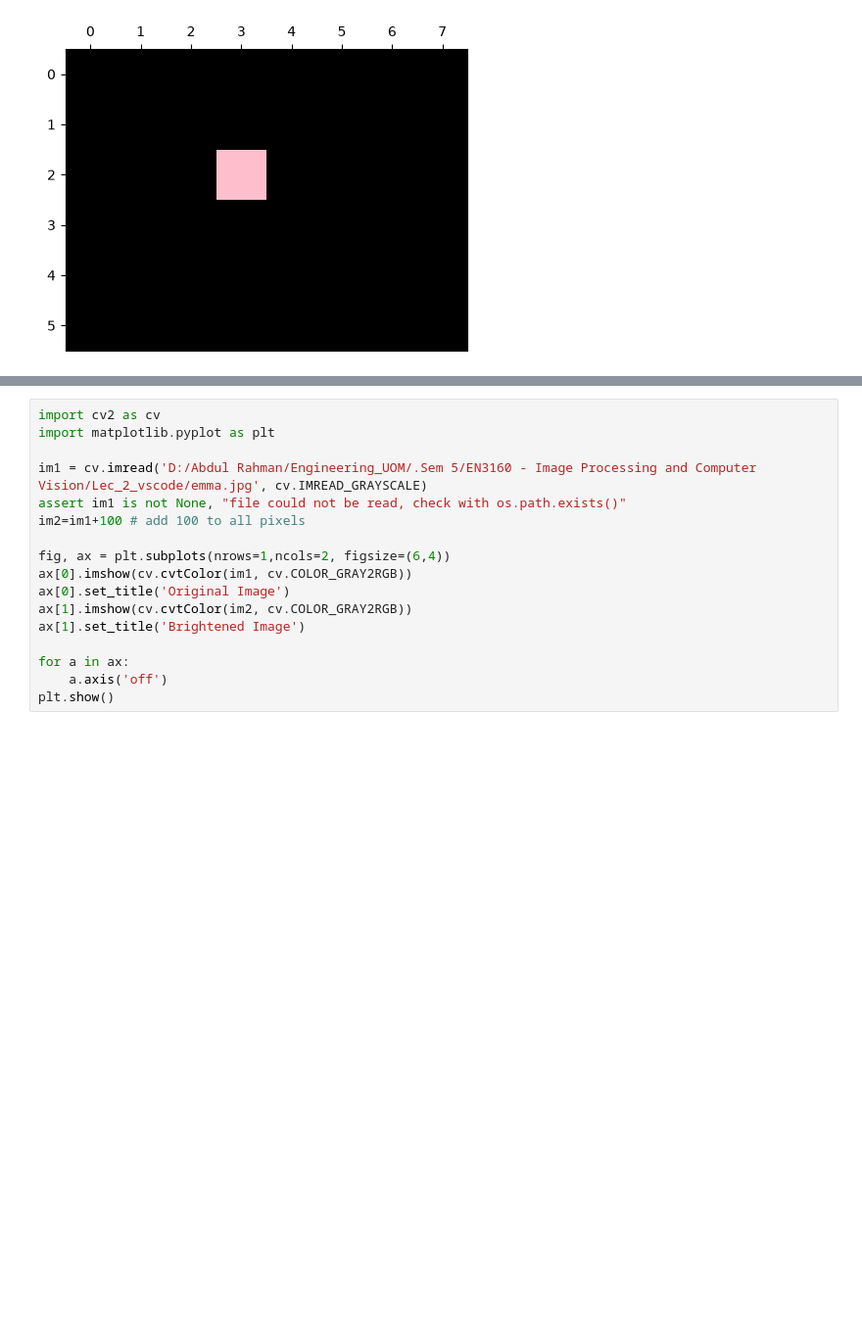
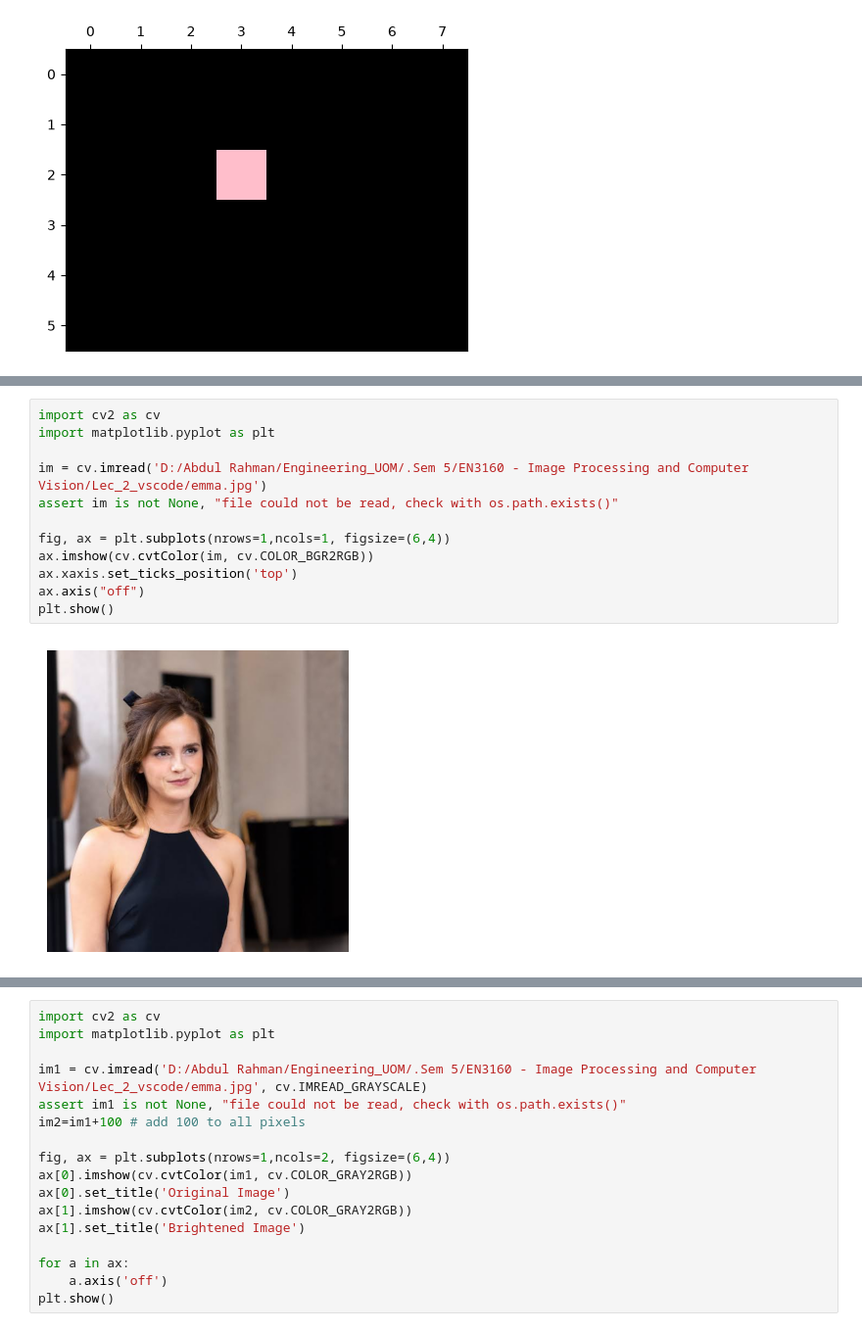
Before and after one commit to Abdul-Rahman-bme/EN3160-Image-processing-and-Machine-Vision, a Jupyter notebook: Lec_2_code/Lec_2_jupyter.ipynb, the cells around one changed output, grey strips where cells are left out. Shown at 98% size. Cells and saved outputs as stored; diff of their text form; blank space fills up the shorter version.

```diff
--- a/Lec_2_code/Lec_2_jupyter.ipynb
+++ b/Lec_2_code/Lec_2_jupyter.ipynb
@@ -41,3 +42,17 @@ plt.show()
+# %%
+import cv2 as cv
+import matplotlib.pyplot as plt
+
+im = cv.imread('D:/Abdul Rahman/Engineering_UOM/.Sem 5/EN3160 - Image Processing and Computer Vision/Lec_2_vscode/emma.jpg')
+assert im is not None, "file could not be read, check with os.path.exists()"
+
+fig, ax = plt.subplots(nrows=1,ncols=1, figsize=(6,4))
+ax.imshow(cv.cvtColor(im, cv.COLOR_BGR2RGB))
+ax.xaxis.set_ticks_position('top')
+ax.axis("off")
+plt.show()
+# %% [output]
+[figure, added]
 # %%
 import cv2 as cv
 import matplotlib.pyplot as plt
```
Also changed, not shown: parts of 5 cells of this notebook.
